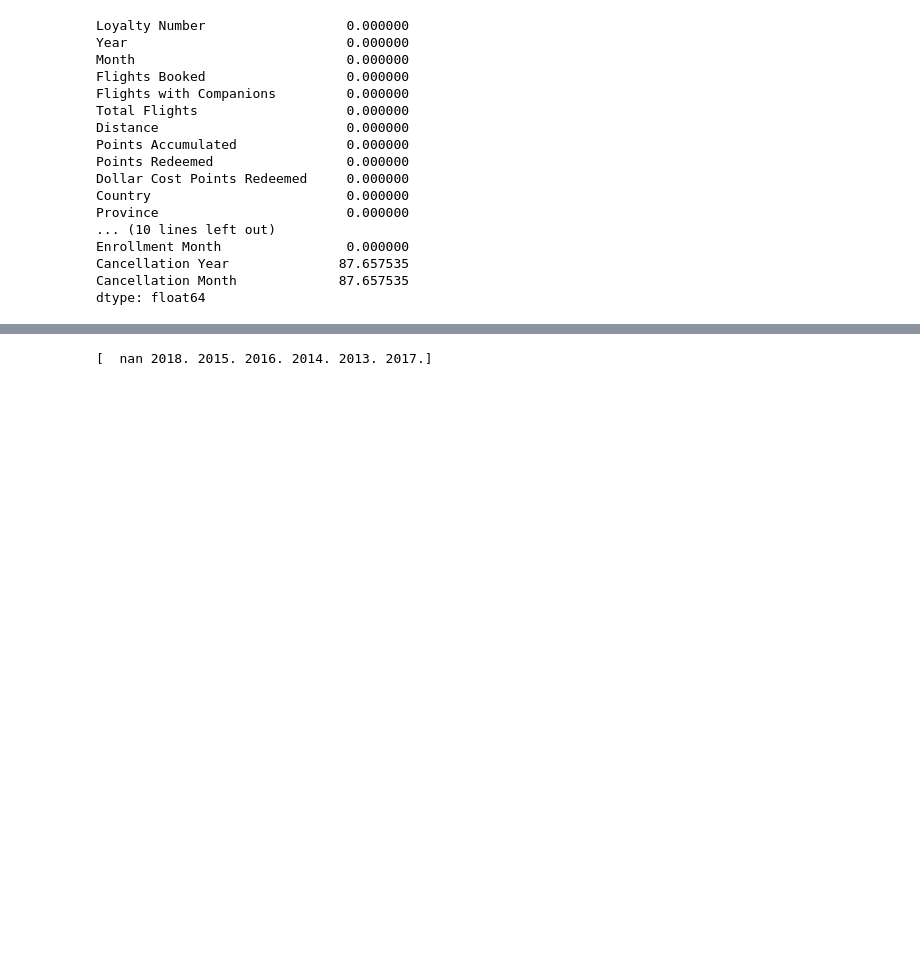
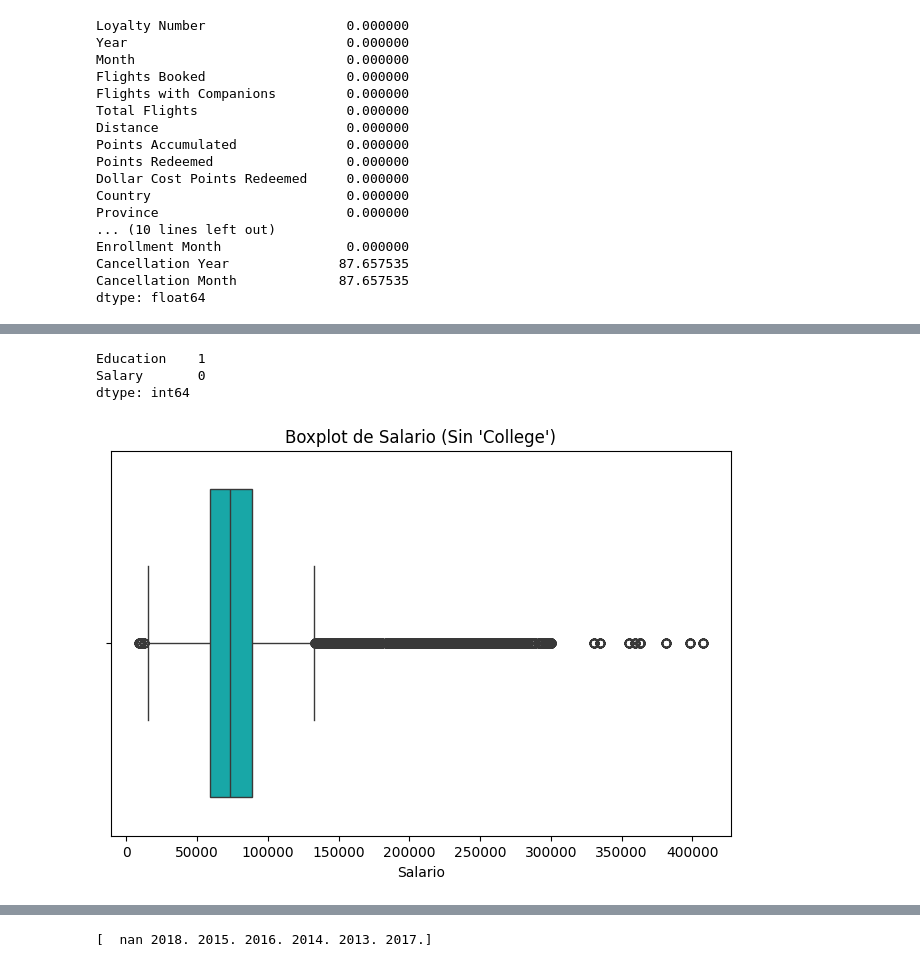
Before and after one commit to Adalab/bda-modulo-3-evaluacion-final-mandyhdezl, a Jupyter notebook: amada_hernandez_mod3_evaluacion.ipynb, the cells around one changed output, grey strips where cells are left out. Drawn from its saved outputs; the diff is of its cells as text; code cells hidden in the pictures; blank space fills up the shorter version.

```diff
--- a/amada_hernandez_mod3_evaluacion.ipynb
+++ b/amada_hernandez_mod3_evaluacion.ipynb
@@ -314,0 +380,16 @@ dtype: float64
+# %%
+df_merged[df_merged["Education"] == "College"][["Education", "Salary"]].nunique()
+# %% [output]
+Education    1
+Salary       0
+dtype: int64
+# %%
+df_sin_college = df_merged[df_merged["Education"] != "College"]
+# %%
+plt.figure(figsize=(8, 5))
+sns.boxplot(x=df_sin_college["Salary"], color='c')
+plt.title("Boxplot de Salario (Sin 'College')")
+plt.xlabel("Salario")
+plt.show()
+# %% [output]
+[figure, added]
```
Also changed, not shown: parts of 18 cells of this notebook.
